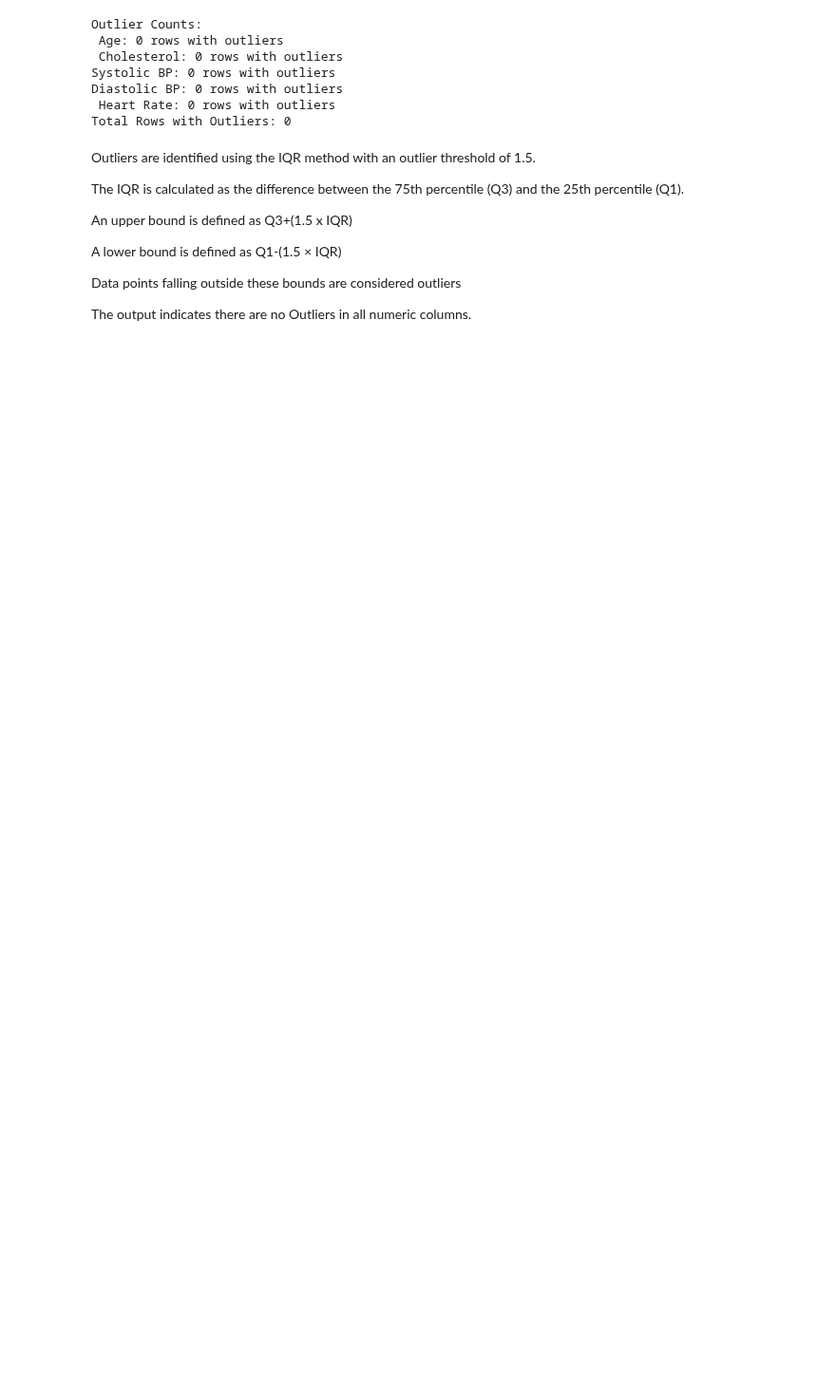
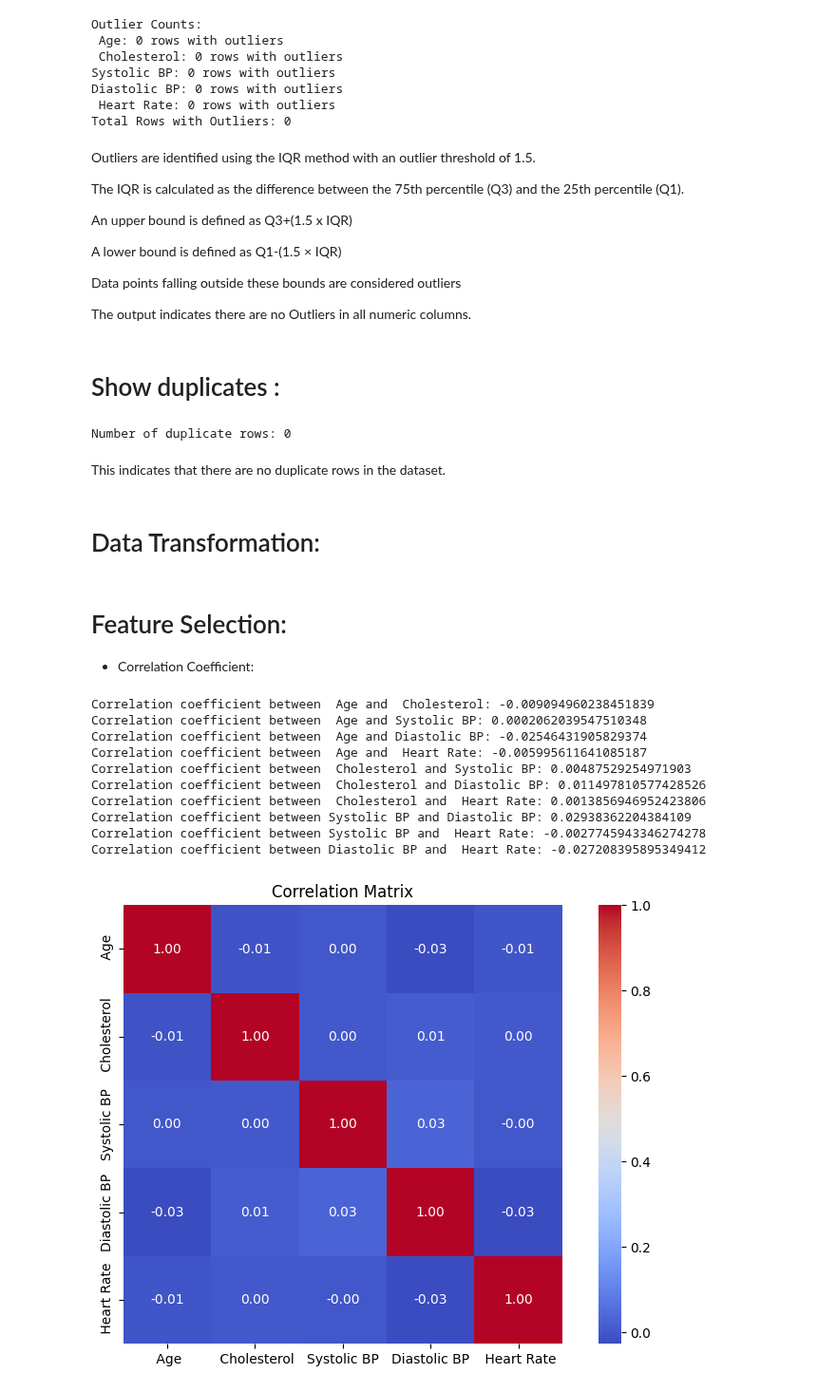
Before and after one commit to FajerAlamro/IT326-Project, a Jupyter notebook: Phase1.ipynb, the cells around one changed output. Shown at 95% size. Saved outputs shown, nothing was run; the diff lists cells and outputs as text; code cells hidden in the pictures; blank space fills up the shorter version.

```diff
--- a/Phase1.ipynb
+++ b/Phase1.ipynb
@@ -432,3 +434,52 @@ A lower bound is defined as Q1-(1.5 × IQR)
 Data points falling outside these bounds are considered outliers
 
 The output indicates there are no Outliers in all numeric columns.
+# %% [markdown]
+# Show duplicates :
+# %%
+num_duplicates = df.duplicated().sum()
+print("Number of duplicate rows:", num_duplicates)
+# %% [output]
+Number of duplicate rows: 0
+# %% [markdown]
+This indicates that there are no duplicate rows in the dataset.
+# %% [markdown]
+# Data Transformation:
+# %% [markdown]
+# Feature Selection:
+- Correlation Coefficient:
+# %%
+df = df.dropna()
+
+columns = [' Age',' Cholesterol','Systolic BP','Diastolic BP',' Heart Rate' ]
+
+correlation_results = {}
+
+for i in range(len(columns)):
+    for j in range(i + 1, len(columns)):
+        col1 = columns[i]
+        col2 = columns[j]
+
+        data_col1 = df[col1]
+        data_col2 = df[col2]
+
+        correlation_coefficient = np.corrcoef(data_col1, data_col2)[0, 1]
+        correlation_results[(col1, col2)] = correlation_coefficient
+        print(f"Correlation coefficient between {col1} and {col2}: {correlation_coefficient}")
+plt.figure(figsize=(10, 6))
+correlation_matrix = df[columns].corr()
+sns.heatmap(correlation_matrix, annot=True, fmt=".2f", cmap='coolwarm', square=True)
+plt.title('Correlation Matrix')
+plt.show()
+# %% [output]
+Correlation coefficient between  Age and  Cholesterol: -0.009094960238451839
+Correlation coefficient between  Age and Systolic BP: 0.0002062039547510348
+Correlation coefficient between  Age and Diastolic BP: -0.02546431905829374
+Correlation coefficient between  Age and  Heart Rate: -0.005995611641085187
+Correlation coefficient between  Cholesterol and Systolic BP: 0.00487529254971903
+Correlation coefficient between  Cholesterol and Diastolic BP: 0.011497810577428526
+Correlation coefficient between  Cholesterol and  Heart Rate: 0.0013856946952423806
+Correlation coefficient between Systolic BP and Diastolic BP: 0.02938362204384109
+Correlation coefficient between Systolic BP and  Heart Rate: -0.0027745943346274278
+Correlation coefficient between Diastolic BP and  Heart Rate: -0.027208395895349412
+[figure, added]
```
Also changed, not shown: parts of 5 cells of this notebook.
